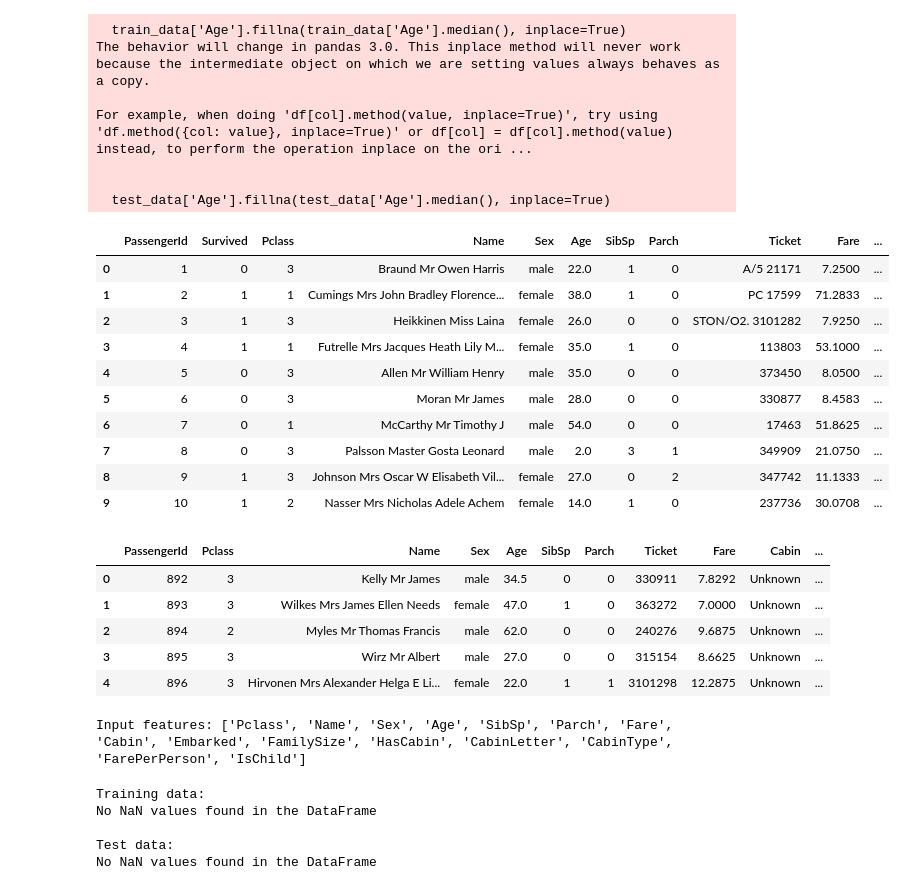
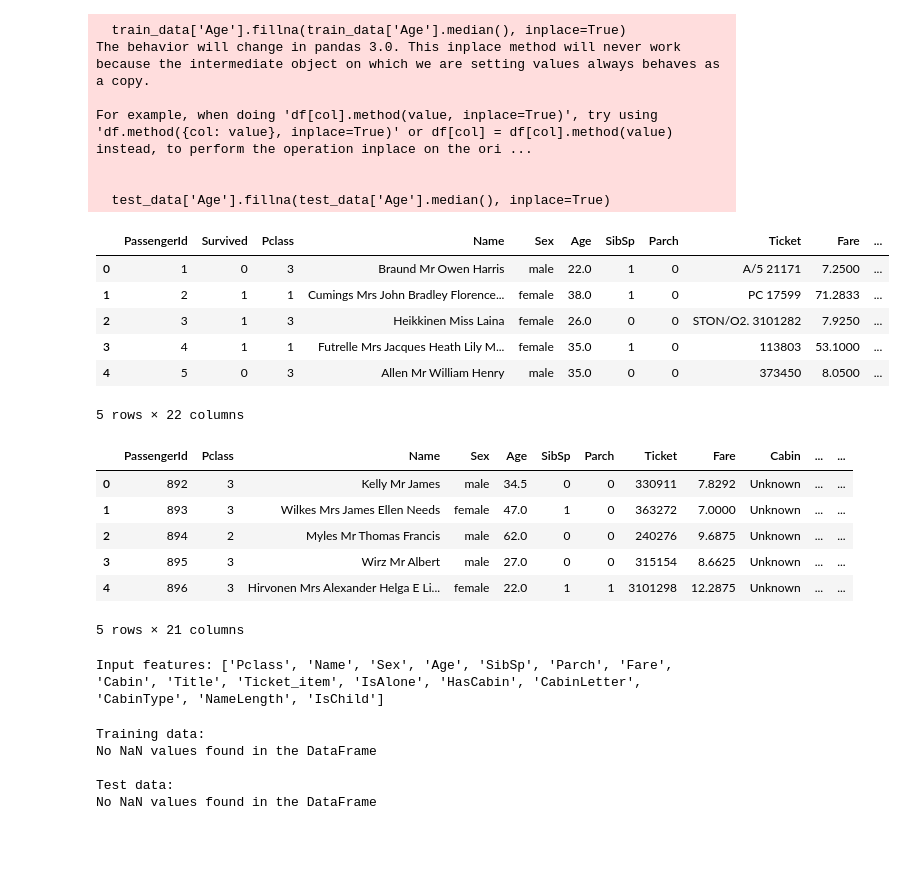
Before and after one commit to bonesclarke/Titanic, a Jupyter notebook: Titanic - Prediction.ipynb, the cells around one changed output. Cells and saved outputs as stored; diff of their text form; code cells hidden in the pictures; blank space fills up the shorter version.

Commit message:
Refined model and split out the YDF Models

```diff
--- a/Titanic - Prediction.ipynb
+++ b/Titanic - Prediction.ipynb
@@ -57,8 +60,25 @@ def preprocess(df):
             return "NONE"
         return "_".join(items[0:-1])
 
+    def extract_title(x):
+        try:
+            title = x.split(' ')[1] if len(x.split(' ')) > 1 else 'Unknown'
+        except IndexError:
+            # if the expected format isn't found, return 'Uknown'
+            return 'Unknown'
+
+        if title in ['Mr', 'Mrs', 'Miss', 'Master']:
+            return title
+        elif title in ['Don', 'Rev', 'Dr', 'Mme', 'Ms', 'Major', 'Lady', 'Sir', 'Mlle', 'Col', 'Capt', 'Countess', 'Jonkheer']:
+            return 'Rare'
+        else:
+            return 'Other'
+
     # Normalize name
     df["Name"] = df["Name"].apply(normalize_name)
+
+    # Extract title
+    df["Title"] = df["Name"].apply(extract_title)
 
     # Parse ticket number and ticket item
     df["Ticket_number"] = df["Ticket"].apply(ticket_number)
@@ -68,7 +88,7 @@ def preprocess(df):
     df['FamilySize'] = df['SibSp'] + df['Parch'] + 1
 
     # Add IsAlone feature
-    # df['IsAlone'] = (df['FamilySize'] == 1).astype(int)
+    df['IsAlone'] = (df['FamilySize'] == 1).astype(int)
 
     # Cabin processing
     # Create a 'CabinType' feature
@@ -79,53 +99,50 @@ def preprocess(df):
     df['Cabin'] = df['Cabin'].fillna('Unknown')
 
     # Name length
-    # df['NameLength'] = df['Name'].apply(len)
+    df['NameLength'] = df['Name'].apply(len)
 
     # Fare per person
     df['FarePerPerson'] = df['Fare'] / df['FamilySize']
 
     # Is child
     df['IsChild'] = (df['Age'] < 12).astype(int)
 
     # Handle NaN values in Embarked
     df['Embarked'] = df['Embarked'].fillna(df['Embarked'].mode()[0])
 
     # Handle NaN values in Fare (which affects FarePerPerson)
     df['Fare'] = df['Fare'].fillna(df['Fare'].median())
 
     # Recalculate FarePerPerson after handling NaN in Fare
     df['FarePerPerson'] = df['Fare'] / df['FamilySize']
 
     # Handle any remaining NaN in FarePerPerson (in case of division by zero)
     df['FarePerPerson'] = df['FarePerPerson'].fillna(df['FarePerPerson'].median())
 
     return df
 
 preprocessed_train_df = preprocess(train_data)
 preprocessed_serving_df = preprocess(test_data)
 
-preprocessed_train_df.head(10)
+preprocessed_train_df.head(5)
 # %% [output]
 |  | PassengerId | Survived | Pclass | Name | Sex | Age | SibSp | Parch | Ticket | Fare | ... |
 | 0 | 1 | 0 | 3 | Braund Mr Owen Harris | male | 22.0 | 1 | 0 | A/5 21171 | 7.2500 | ... |
 | 1 | 2 | 1 | 1 | Cumings Mrs John Bradley Florence... | female | 38.0 | 1 | 0 | PC 17599 | 71.2833 | ... |
 | 2 | 3 | 1 | 3 | Heikkinen Miss Laina | female | 26.0 | 0 | 0 | STON/O2. 3101282 | 7.9250 | ... |
 | 3 | 4 | 1 | 1 | Futrelle Mrs Jacques Heath Lily M... | female | 35.0 | 1 | 0 | 113803 | 53.1000 | ... |
 | 4 | 5 | 0 | 3 | Allen Mr William Henry | male | 35.0 | 0 | 0 | 373450 | 8.0500 | ... |
-| 5 | 6 | 0 | 3 | Moran Mr James | male | 28.0 | 0 | 0 | 330877 | 8.4583 | ... |
-| 6 | 7 | 0 | 1 | McCarthy Mr Timothy J | male | 54.0 | 0 | 0 | 17463 | 51.8625 | ... |
-| 7 | 8 | 0 | 3 | Palsson Master Gosta Leonard | male | 2.0 | 3 | 1 | 349909 | 21.0750 | ... |
-| 8 | 9 | 1 | 3 | Johnson Mrs Oscar W Elisabeth Vil... | female | 27.0 | 0 | 2 | 347742 | 11.1333 | ... |
-| 9 | 10 | 1 | 2 | Nasser Mrs Nicholas Adele Achem | female | 14.0 | 1 | 0 | 237736 | 30.0708 | ... |
+5 rows × 22 columns
 # %%
 preprocessed_serving_df.head(5)
 # %% [output]
-|  | PassengerId | Pclass | Name | Sex | Age | SibSp | Parch | Ticket | Fare | Cabin | ... |
-| 0 | 892 | 3 | Kelly Mr James | male | 34.5 | 0 | 0 | 330911 | 7.8292 | Unknown | ... |
-| 1 | 893 | 3 | Wilkes Mrs James Ellen Needs | female | 47.0 | 1 | 0 | 363272 | 7.0000 | Unknown | ... |
-| 2 | 894 | 2 | Myles Mr Thomas Francis | male | 62.0 | 0 | 0 | 240276 | 9.6875 | Unknown | ... |
-| 3 | 895 | 3 | Wirz Mr Albert | male | 27.0 | 0 | 0 | 315154 | 8.6625 | Unknown | ... |
-| 4 | 896 | 3 | Hirvonen Mrs Alexander Helga E Li... | female | 22.0 | 1 | 1 | 3101298 | 12.2875 | Unknown | ... |
+|  | PassengerId | Pclass | Name | Sex | Age | SibSp | Parch | Ticket | Fare | Cabin | ... | ... |
+| 0 | 892 | 3 | Kelly Mr James | male | 34.5 | 0 | 0 | 330911 | 7.8292 | Unknown | ... | ... |
+| 1 | 893 | 3 | Wilkes Mrs James Ellen Needs | female | 47.0 | 1 | 0 | 363272 | 7.0000 | Unknown | ... | ... |
+| 2 | 894 | 2 | Myles Mr Thomas Francis | male | 62.0 | 0 | 0 | 240276 | 9.6875 | Unknown | ... | ... |
+| 3 | 895 | 3 | Wirz Mr Albert | male | 27.0 | 0 | 0 | 315154 | 8.6625 | Unknown | ... | ... |
+| 4 | 896 | 3 | Hirvonen Mrs Alexander Helga E Li... | female | 22.0 | 1 | 1 | 3101298 | 12.2875 | Unknown | ... | ... |
+5 rows × 21 columns
 # %%
 input_features = list(preprocessed_train_df.columns)
 input_features.remove("Ticket")
@@ -134,10 +151,10 @@ input_features.remove("Survived")
 input_features.remove("Ticket_number")
 # input_features.remove("Embarked")
 # input_features.remove("FamilySize")
-# input_features.remove("FarePerPerson")
+input_features.remove("FarePerPerson")
 
 print(f"Input features: {input_features}")
 # %% [output]
-Input features: ['Pclass', 'Name', 'Sex', 'Age', 'SibSp', 'Parch', 'Fare', 'Cabin', 'Embarked', 'FamilySize', 'HasCabin', 'CabinLetter', 'CabinType', 'FarePerPerson', 'IsChild']
+Input features: ['Pclass', 'Name', 'Sex', 'Age', 'SibSp', 'Parch', 'Fare', 'Cabin', 'Title', 'Ticket_item', 'IsAlone', 'HasCabin', 'CabinLetter', 'CabinType', 'NameLength', 'IsChild']
 # %%
 # sklearn models
```
Also changed, not shown: parts of 10 cells of this notebook, 1 other file.
